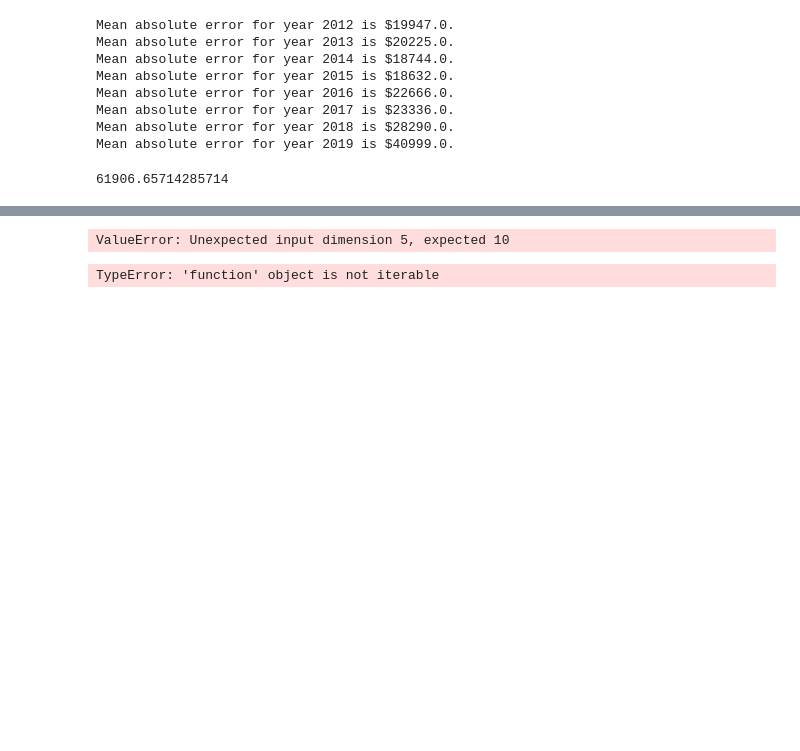
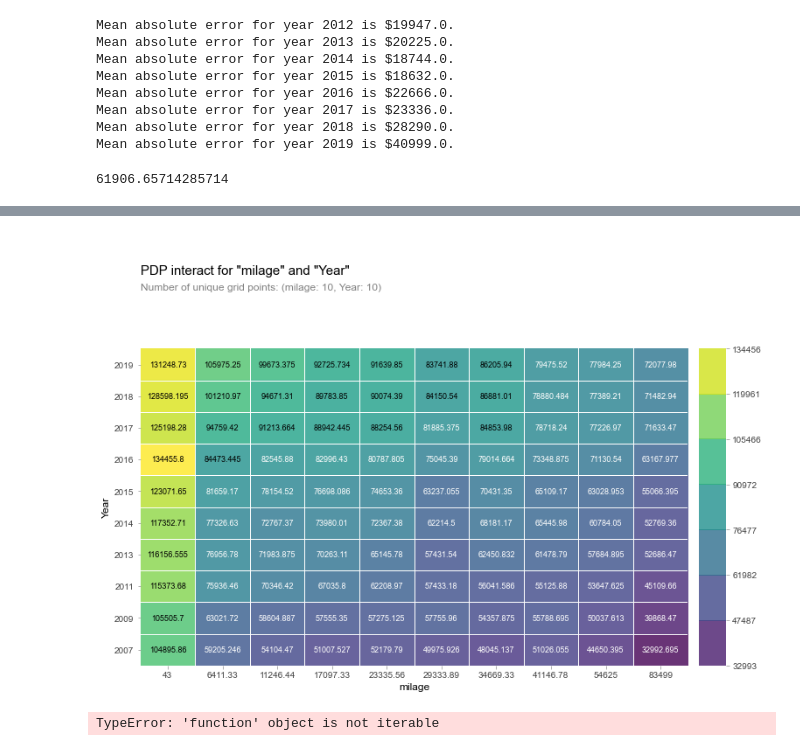
Before and after one commit to popkdodge/Unit-2-Build, a Jupyter notebook: Porsche_911.ipynb, the cells around one changed output, grey strips where cells are left out. Drawn from its saved outputs; the diff is of its cells as text; code cells hidden in the pictures; blank space fills up the shorter version.

```diff
--- a/Porsche_911.ipynb
+++ b/Porsche_911.ipynb
@@ -1107,16 +1118,16 @@ pdp_plot(isolated, feature_name=feature)
 # %%
 features = ['milage', 'Year']
 
 interaction = pdp_interact(
-    model=model,
+    model=pipeline,
     dataset=X_test,
     model_features=X_test.columns,
     features=features
 )
 
-pdp_interact_plot(interaction, plot_type='grid', feature_names=features);
+pdp_interact_plot(interaction, plot_type='grid', feature_names=features, ncols= "interger", figsize= [12, 9]);
 # %% [output]
-ValueError: Unexpected input dimension 5, expected 10
+[figure, added]
 # %%
 dict(pdp_interact)
 # %% [output]
```
Also changed, not shown: parts of 14 cells of this notebook, 4 other files.
